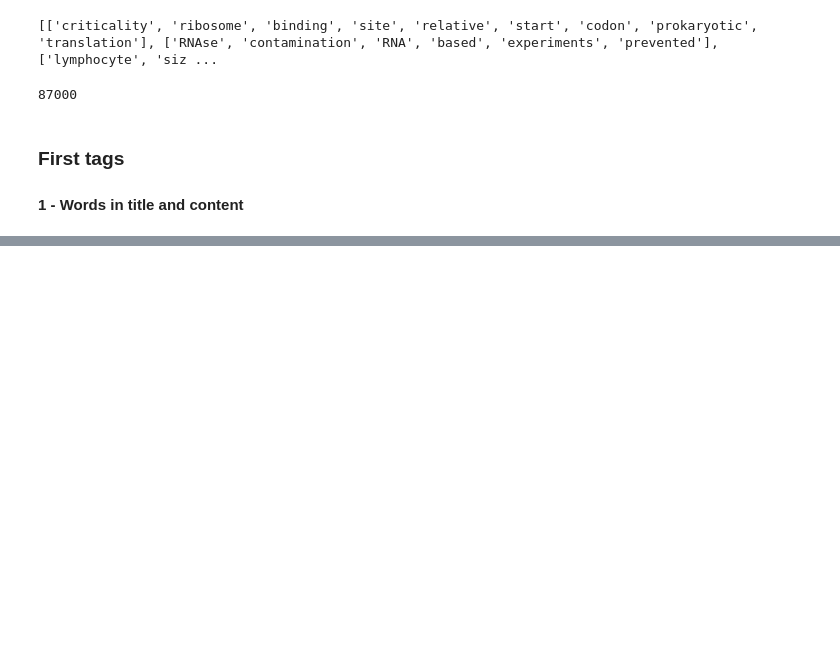
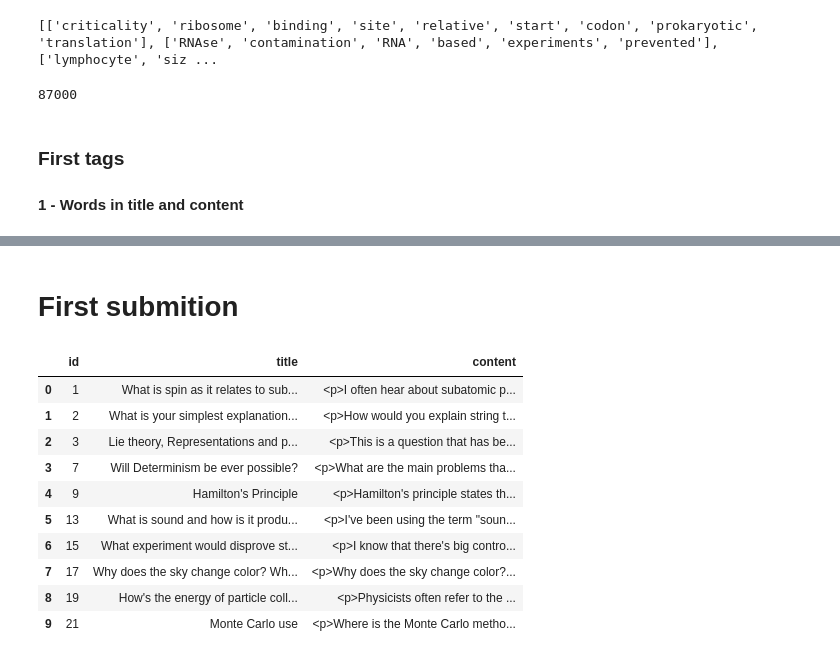
Before and after one commit to paulobueno/tags, a Jupyter notebook: V1_TAGS.ipynb, the cells around one changed output, grey strips where cells are left out. Drawn from its saved outputs; the diff is of its cells as text; code cells hidden in the pictures; blank space fills up the shorter version.

```diff
--- a/V1_TAGS.ipynb
+++ b/V1_TAGS.ipynb
@@ -159 +160,18 @@ tags_list[:10]
  ['times', 'many']]
+# %% [markdown]
+# First submition
+# %%
+dataframe_test = pd.read_csv('dados/test.csv')
+dataframe_test.head(10)
+# %% [output]
+|  | id | title | content |
+| 0 | 1 | What is spin as it relates to sub... | <p>I often hear about subatomic p... |
+| 1 | 2 | What is your simplest explanation... | <p>How would you explain string t... |
+| 2 | 3 | Lie theory, Representations and p... | <p>This is a question that has be... |
+| 3 | 7 | Will Determinism be ever possible? | <p>What are the main problems tha... |
+| 4 | 9 | Hamilton's Principle | <p>Hamilton's principle states th... |
+| 5 | 13 | What is sound and how is it produ... | <p>I've been using the term "soun... |
+| 6 | 15 | What experiment would disprove st... | <p>I know that there's big contro... |
+| 7 | 17 | Why does the sky change color? Wh... | <p>Why does the sky change color?... |
+| 8 | 19 | How's the energy of particle coll... | <p>Physicists often refer to the ... |
+| 9 | 21 | Monte Carlo use | <p>Where is the Monte Carlo metho... |
```
Also changed, not shown: parts of 10 cells of this notebook.
